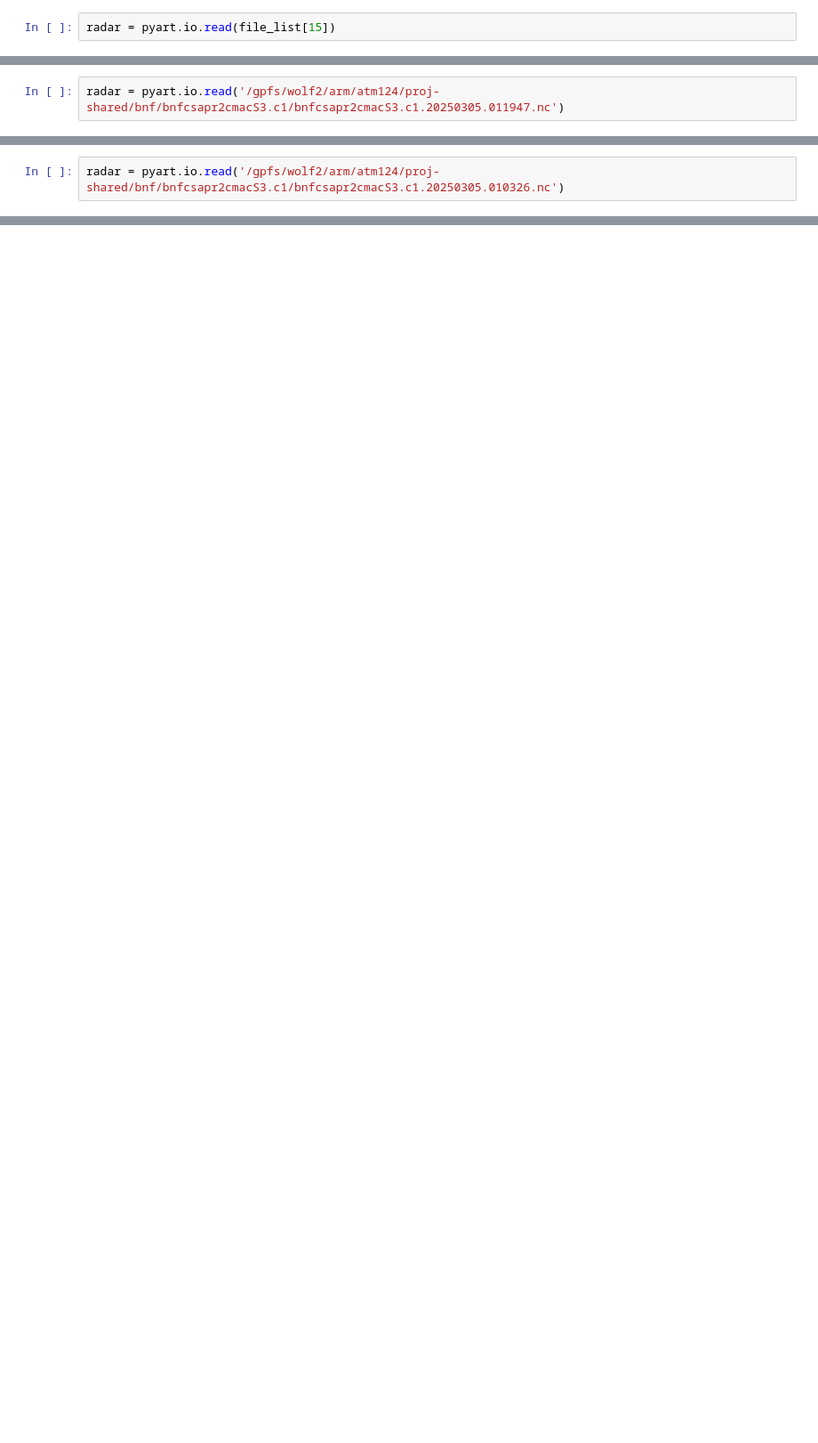
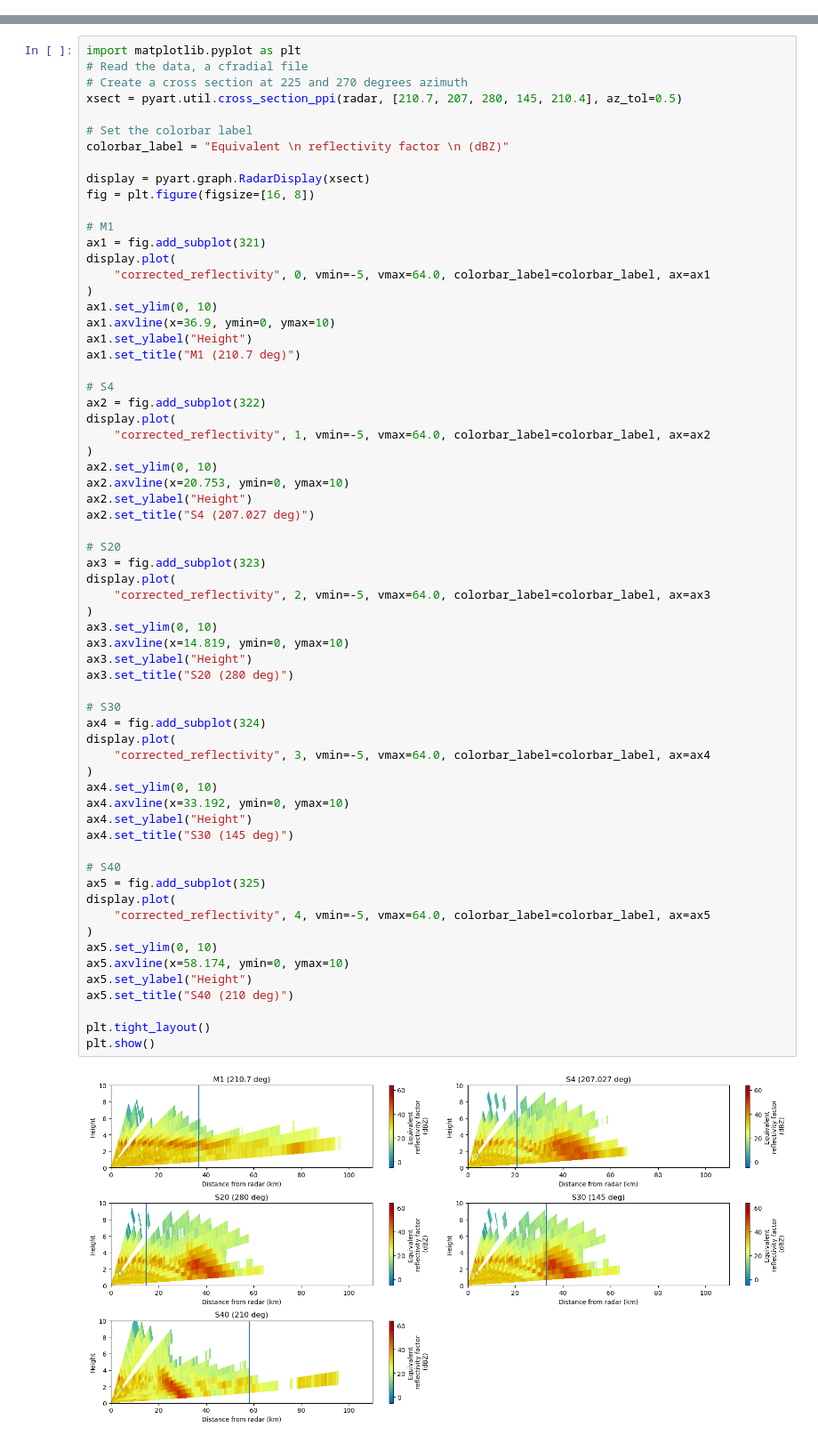
Before and after one commit to ARM-Development/bnf-radar-examples, a Jupyter notebook: notebooks/simple-radclss.ipynb, the cells around one changed output, grey strips where cells are left out. Shown at 89% size. Cells and saved outputs as stored; diff of their text form; blank space fills up the shorter version.

```diff
--- a/notebooks/simple-radclss.ipynb
+++ b/notebooks/simple-radclss.ipynb
@@ -71,2 +242,0 @@ Attributes:
-# %%
-radar = pyart.io.read(file_list[15])
@@ -200,2 +242,0 @@ rhi
-# %%
-radar = pyart.io.read('/gpfs/wolf2/arm/atm124/proj-shared/bnf/bnfcsapr2cmacS3.c1/bnfcsapr2cmacS3.c1.20250305.011947.nc')
@@ -231,2 +242,0 @@ file_list
-# %%
-radar = pyart.io.read('/gpfs/wolf2/arm/atm124/proj-shared/bnf/bnfcsapr2cmacS3.c1/bnfcsapr2cmacS3.c1.20250305.010326.nc')
@@ -276,0 +263,66 @@ for i in range(25, 150, 25):
+# %%
+import matplotlib.pyplot as plt
+# Read the data, a cfradial file
+# Create a cross section at 225 and 270 degrees azimuth
+xsect = pyart.util.cross_section_ppi(radar, [210.7, 207, 280, 145, 210.4], az_tol=0.5)
+
+# Set the colorbar label
+colorbar_label = "Equivalent \n reflectivity factor \n (dBZ)"
+
+display = pyart.graph.RadarDisplay(xsect)
+fig = plt.figure(figsize=[16, 8])
+
+# M1
+ax1 = fig.add_subplot(321)
+display.plot(
+    "corrected_reflectivity", 0, vmin=-5, vmax=64.0, colorbar_label=colorbar_label, ax=ax1
+)
+ax1.set_ylim(0, 10)
+ax1.axvline(x=36.9, ymin=0, ymax=10)
+ax1.set_ylabel("Height")
+ax1.set_title("M1 (210.7 deg)")
+
+# S4
+ax2 = fig.add_subplot(322)
+display.plot(
+    "corrected_reflectivity", 1, vmin=-5, vmax=64.0, colorbar_label=colorbar_label, ax=ax2
+)
+ax2.set_ylim(0, 10)
+ax2.axvline(x=20.753, ymin=0, ymax=10)
+ax2.set_ylabel("Height")
+ax2.set_title("S4 (207.027 deg)")
+
+# S20
+ax3 = fig.add_subplot(323)
+display.plot(
+    "corrected_reflectivity", 2, vmin=-5, vmax=64.0, colorbar_label=colorbar_label, ax=ax3
+)
+ax3.set_ylim(0, 10)
+ax3.axvline(x=14.819, ymin=0, ymax=10)
+ax3.set_ylabel("Height")
+ax3.set_title("S20 (280 deg)")
+
+# S30
+ax4 = fig.add_subplot(324)
+display.plot(
+    "corrected_reflectivity", 3, vmin=-5, vmax=64.0, colorbar_label=colorbar_label, ax=ax4
+)
+ax4.set_ylim(0, 10)
+ax4.axvline(x=33.192, ymin=0, ymax=10)
+ax4.set_ylabel("Height")
+ax4.set_title("S30 (145 deg)")
+
+# S40
+ax5 = fig.add_subplot(325)
+display.plot(
+    "corrected_reflectivity", 4, vmin=-5, vmax=64.0, colorbar_label=colorbar_label, ax=ax5
+)
+ax5.set_ylim(0, 10)
+ax5.axvline(x=58.174, ymin=0, ymax=10)
+ax5.set_ylabel("Height")
+ax5.set_title("S40 (210 deg)")
+
+plt.tight_layout()
+plt.show()
+# %% [output]
+[figure, added]
```
Also changed, not shown: parts of 67 cells of this notebook.
